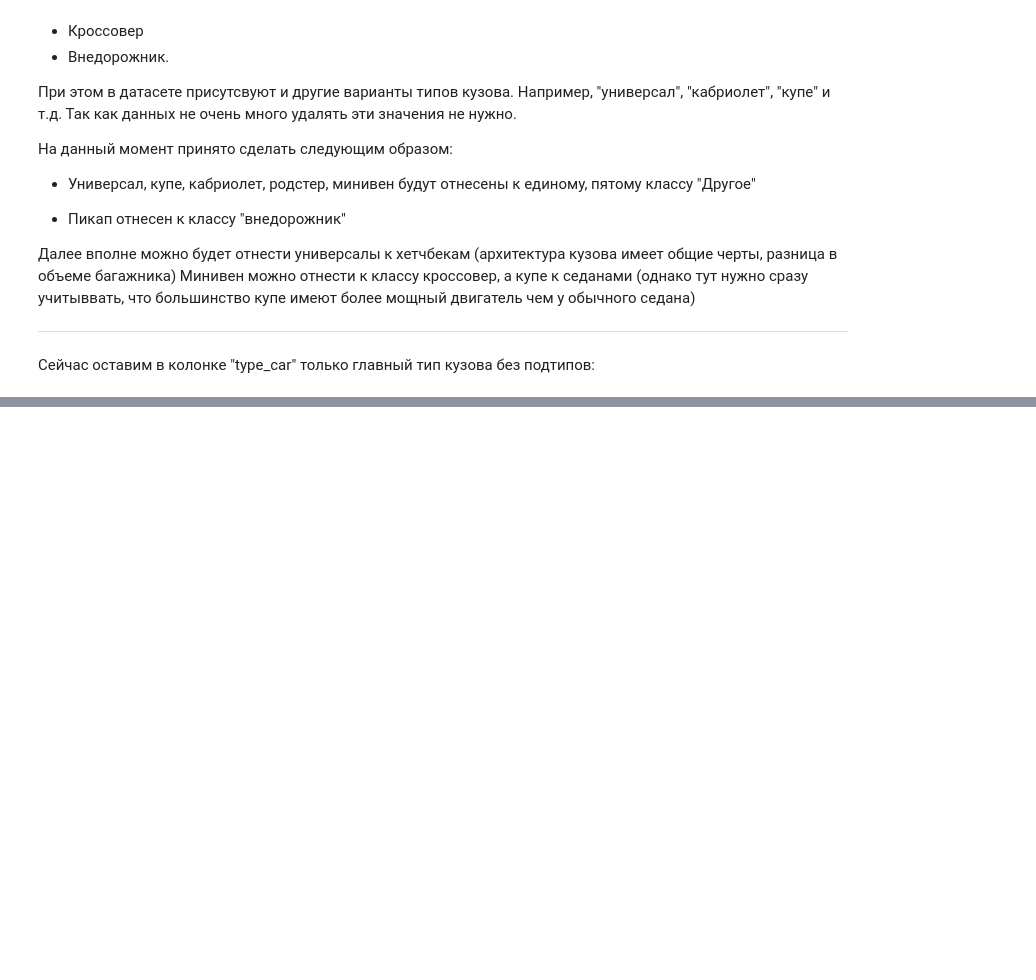
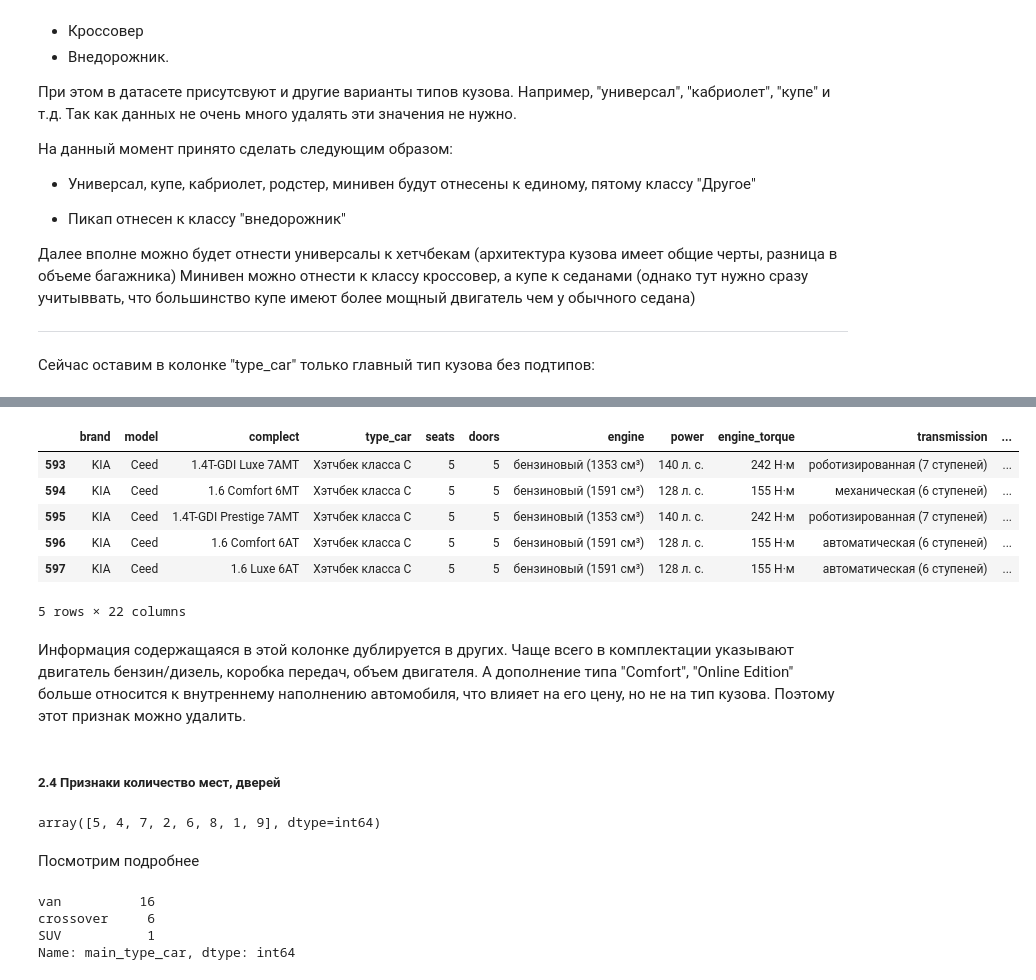
Before and after one commit to BasilPDS/Other_task, a Jupyter notebook: Task_auto_classif.ipynb, the cells around one changed output, grey strips where cells are left out. Drawn from its saved outputs; the diff is of its cells as text; code cells hidden in the pictures; blank space fills up the shorter version.

```diff
--- a/Task_auto_classif.ipynb
+++ b/Task_auto_classif.ipynb
@@ -180,0 +262,28 @@ def rename_type_car(type_car:str):
+# %%
+df[df['brand'] == 'KIA'].head(5)
+# %% [output]
+|  | brand | model | complect | type_car | seats | doors | engine | power | engine_torque | transmission | ... |
+| 593 | KIA | Ceed | 1.4T-GDI Luxe 7AMT | Хэтчбек класса C | 5 | 5 | бензиновый (1353 см³) | 140 л. с. | 242 Н·м | роботизированная (7 ступеней) | ... |
+| 594 | KIA | Ceed | 1.6 Comfort 6MT | Хэтчбек класса C | 5 | 5 | бензиновый (1591 см³) | 128 л. с. | 155 Н·м | механическая (6 ступеней) | ... |
+| 595 | KIA | Ceed | 1.4T-GDI Prestige 7AMT | Хэтчбек класса C | 5 | 5 | бензиновый (1353 см³) | 140 л. с. | 242 Н·м | роботизированная (7 ступеней) | ... |
+| 596 | KIA | Ceed | 1.6 Comfort 6AT | Хэтчбек класса C | 5 | 5 | бензиновый (1591 см³) | 128 л. с. | 155 Н·м | автоматическая (6 ступеней) | ... |
+| 597 | KIA | Ceed | 1.6 Luxe 6AT | Хэтчбек класса C | 5 | 5 | бензиновый (1591 см³) | 128 л. с. | 155 Н·м | автоматическая (6 ступеней) | ... |
+5 rows × 22 columns
+# %% [markdown]
+Информация содержащаяся в этой колонке дублируется в других. Чаще всего в комплектации указывают двигатель бензин/дизель, коробка передач, объем двигателя. А дополнение типа "Comfort", "Online Edition" больше относится к внутреннему наполнению автомобиля, что влияет на его цену, но не на тип кузова.
+Поэтому этот признак можно удалить.
+# %% [markdown]
+##### 2.4 Признаки количество мест, дверей
+# %%
+df['seats'].unique()
+# %% [output]
+array([5, 4, 7, 2, 6, 8, 1, 9], dtype=int64)
+# %% [markdown]
+Посмотрим подробнее
+# %%
+df[df['seats'] > 7 ]['main_type_car'].value_counts()
+# %% [output]
+van          16
+crossover     6
+SUV           1
+Name: main_type_car, dtype: int64
```
Also changed, not shown: parts of 32 cells of this notebook.
